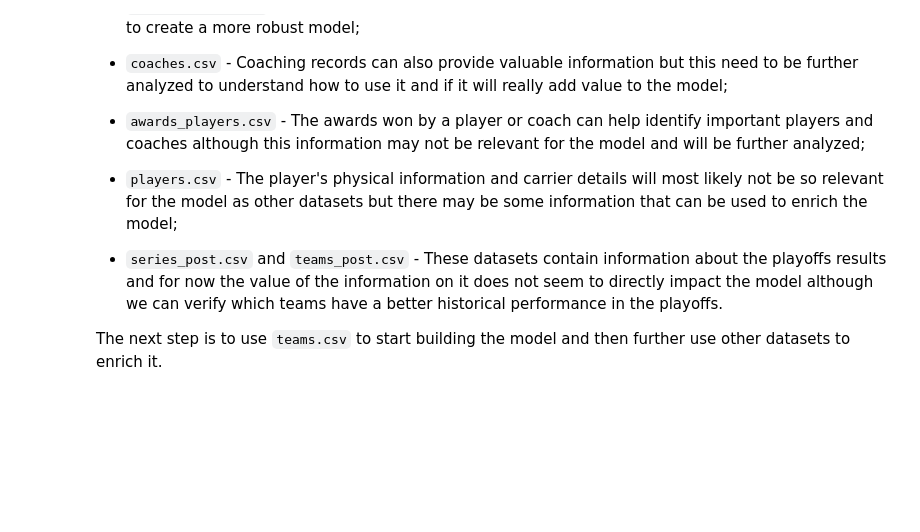
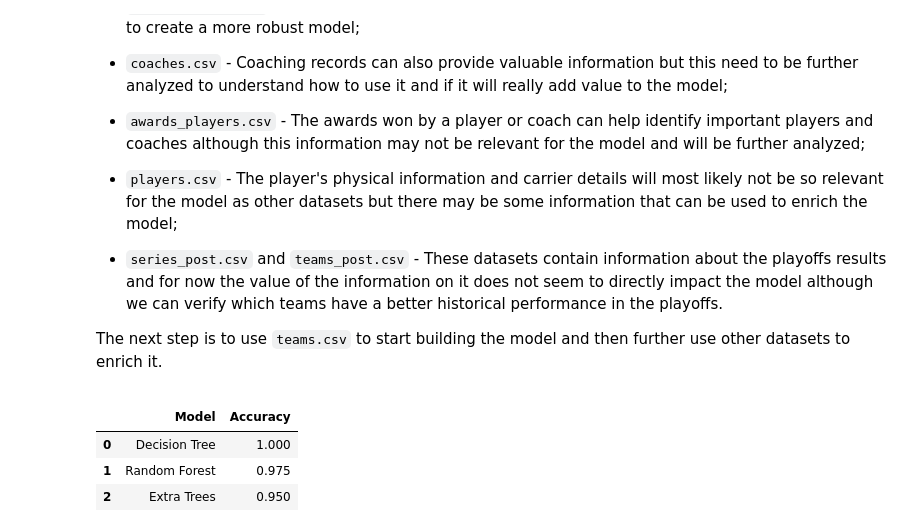
Before and after one commit to TomasM30/WNBA-playoff-prediction, a Jupyter notebook: notebooks/data_exploration.ipynb, the cells around one changed output. Cells and saved outputs as stored; diff of their text form; code cells hidden in the pictures; blank space fills up the shorter version.

Commit message:
added basic data processing and testing for simple tree classifiers using only the teams dataset

```diff
--- a/notebooks/data_exploration.ipynb
+++ b/notebooks/data_exploration.ipynb
@@ -158,3 +158,46 @@ dtype: int64
 - `series_post.csv` and `teams_post.csv` - These datasets contain information about the playoffs results and for now the value of the information on it does not seem to directly impact the model although we can verify which teams have a better historical performance in the playoffs.
 
 The next step is to use `teams.csv` to start building the model and then further use other datasets to enrich it.
+# %%
+from sklearn.metrics import accuracy_score, confusion_matrix, classification_report, recall_score, precision_score, f1_score
+from sklearn.tree import DecisionTreeClassifier
+from sklearn.ensemble import RandomForestClassifier, ExtraTreesClassifier
+from sklearn.model_selection import train_test_split, cross_val_score, StratifiedKFold, GridSearchCV
+
+proc_data = teams.drop(['lgID', 'tmID', 'franchID', 'confID', 'divID', 'name', 'firstRound', 'semis', 'finals', 'arena'], axis=1)
+proc_data = proc_data.dropna()
+
+proc_data.loc[proc_data['playoff'] == 'Y', 'playoff'] = 1
+proc_data.loc[proc_data['playoff'] == 'N', 'playoff'] = 0
+
+proc_data.convert_dtypes()
+
+testing_year = 7
+
+x_train = proc_data.loc[proc_data['year'] <= testing_year].drop('playoff', axis=1)
+y_train = proc_data.loc[proc_data['year'] <= testing_year]['playoff'].astype('int')
+
+x_test = proc_data.loc[proc_data['year'] > testing_year].drop('playoff', axis=1)
+y_test = proc_data.loc[proc_data['year'] > testing_year]['playoff'].astype('int')
+# %%
+models = [
+    ('Decision Tree', DecisionTreeClassifier()),
+    ('Random Forest', RandomForestClassifier()),
+    ('Extra Trees', ExtraTreesClassifier()),
+]
+
+results = []
+
+for model_name, model in models:
+    model.fit(x_train, y_train)
+    y_pred = model.predict(x_test)
+    accuracy = accuracy_score(y_test, y_pred)
+    results.append((model_name, accuracy))
+
+results_df = pd.DataFrame(results, columns=['Model', 'Accuracy'])
+display(results_df)
+# %% [output]
+|  | Model | Accuracy |
+| 0 | Decision Tree | 1.000 |
+| 1 | Random Forest | 0.975 |
+| 2 | Extra Trees | 0.950 |
```
